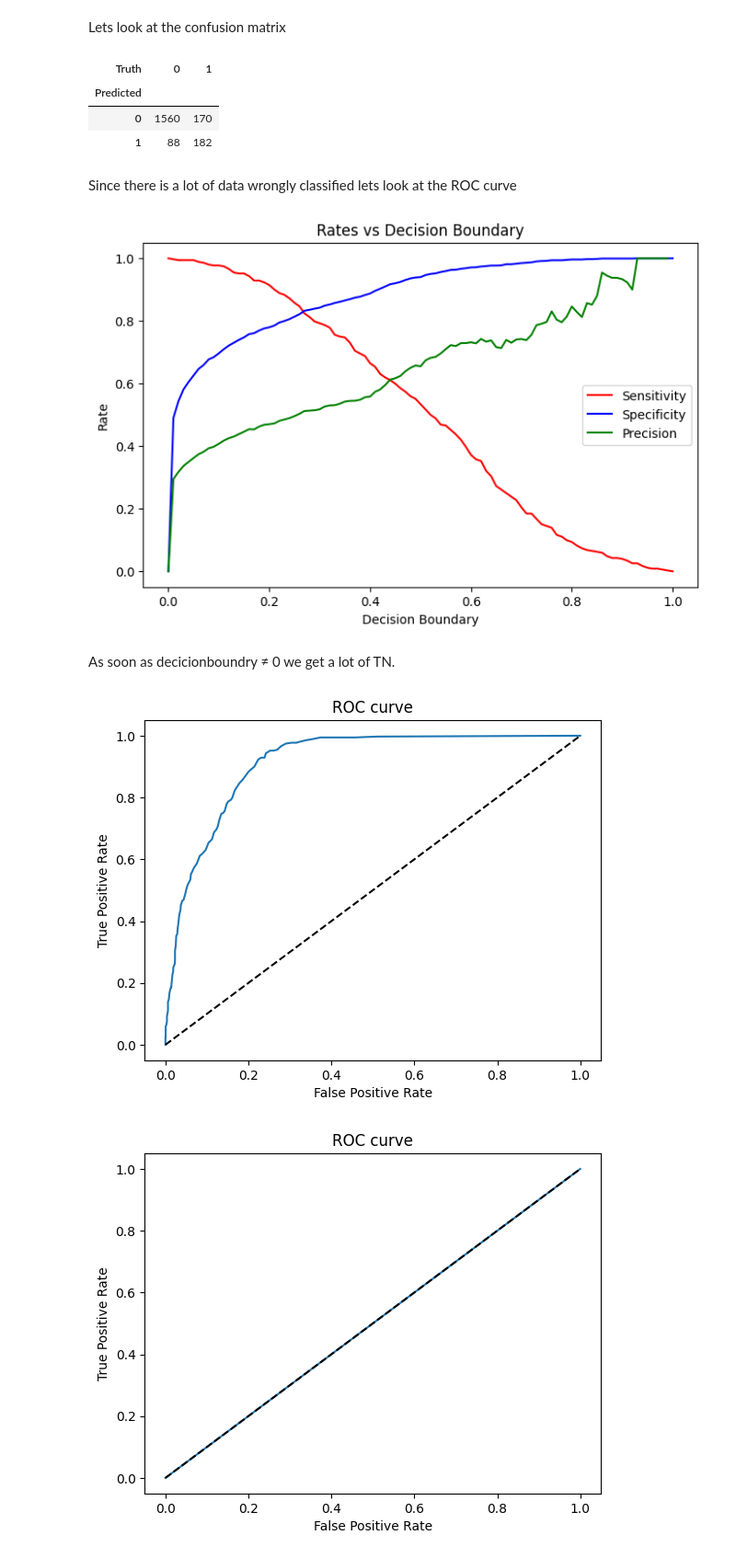
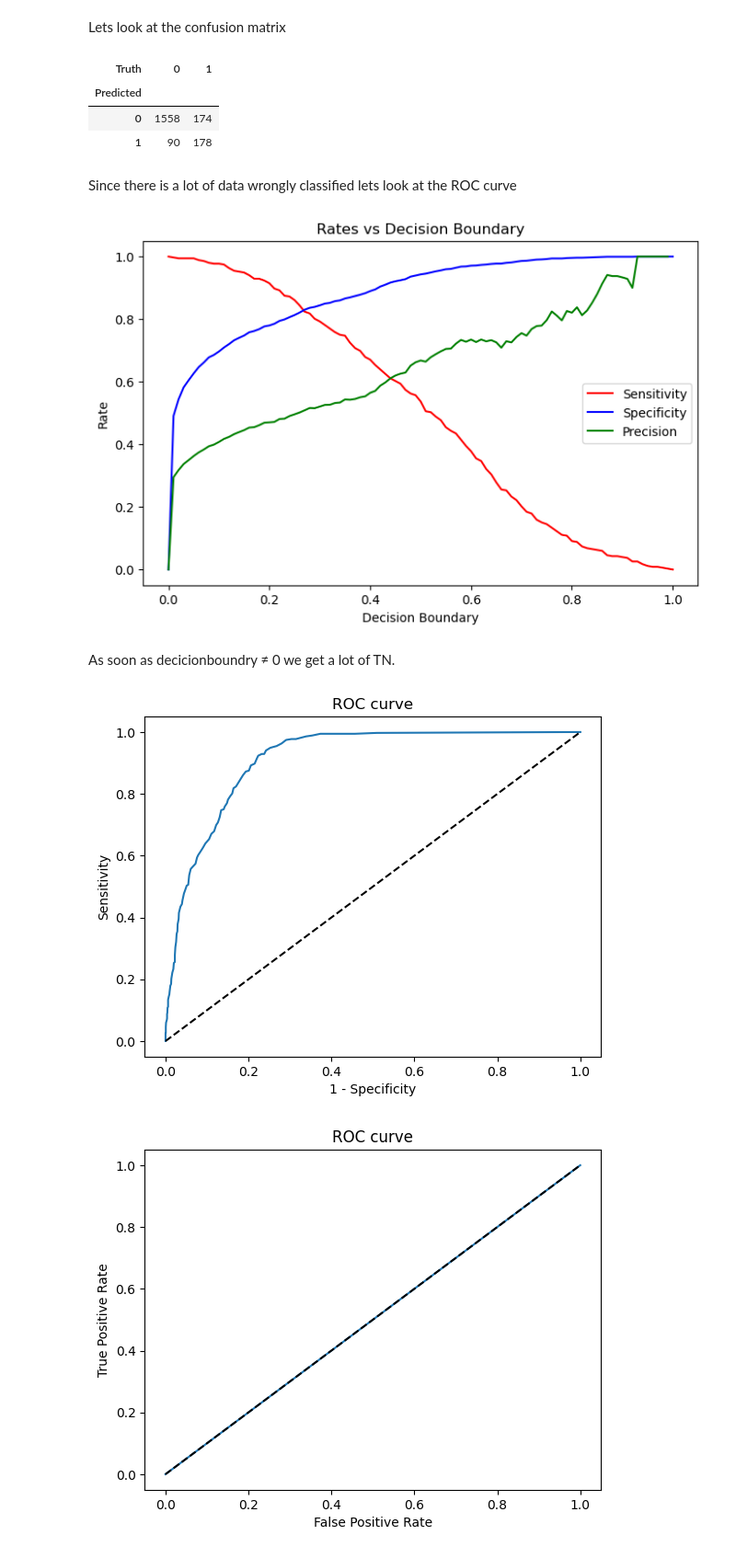
Before and after one commit to Chrillemis/AppStatProject, a Jupyter notebook: Tree-based methods/Trees.ipynb, the cells around one changed output. Shown: that part at 92% size. Drawn from its saved outputs; the diff is of its cells as text; code cells hidden in the pictures.

```diff
--- a/Tree-based methods/Trees.ipynb
+++ b/Tree-based methods/Trees.ipynb
@@ -41,7 +41,7 @@ from ISLP.bart import BART
 # %%
 import os
 PathToRepo = os.path.normpath(os.getcwd() + os.sep + os.pardir)
-Df = pd.read_csv(PathToRepo + '\\Data\\Faellesdata_cleaned.csv')
+Df = pd.read_csv('Faellesdata_cleaned.csv')
 # %%
 X_temp = Df.drop('IsMigratorInt', axis = 1)
 model = MS(Df.columns.drop('IsMigratorInt'), intercept=False)
@@ -142,8 +142,8 @@ confusion_bag
 # %% [output]
 | Truth | 0 | 1 |
 | Predicted |  |  |
-| 0 | 1560 | 170 |
-| 1 | 88 | 182 |
+| 0 | 1558 | 174 |
+| 1 | 90 | 178 |
 # %% [markdown]
 Since there is a lot of data wrongly classified lets look at the ROC curve
 # %%
@@ -173,22 +173,22 @@ plt.ylabel('Rate')
 plt.legend();
 plt.savefig(PathToRepo + '\\Plots\\Rates_vs_DecisionBoundary.png')
 # %% [output]
-[figure, old version]
+[figure, new version]
 # %% [markdown]
 As soon as decicionboundry ≠ 0 we get a lot of TN.
 # %%
 #make roc curve
 from sklearn.metrics import roc_curve, roc_auc_score
 fpr, tpr, thresholds = roc_curve(y_test, bag_migrater.predict_proba(x_test)[:,1])
 plt.plot(fpr, tpr)
 plt.plot([0, 1], [0, 1], 'k--')
-plt.xlabel('False Positive Rate')
-plt.ylabel('True Positive Rate')
+plt.xlabel('1 - Specificity')
+plt.ylabel('Sensitivity')
 plt.title('ROC curve')
 plt.savefig(PathToRepo + '\\Plots\\ROC_curve.png')
 plt.show()
 # %% [output]
-[figure, old version]
+[figure, new version]
 # %%
 fpr, tpr, thresholds = roc_curve(y_test, np.zeros(len(y_test)))
 plt.plot(fpr, tpr)
```
Also changed, not shown: parts of 7 cells of this notebook, 2 other files.
